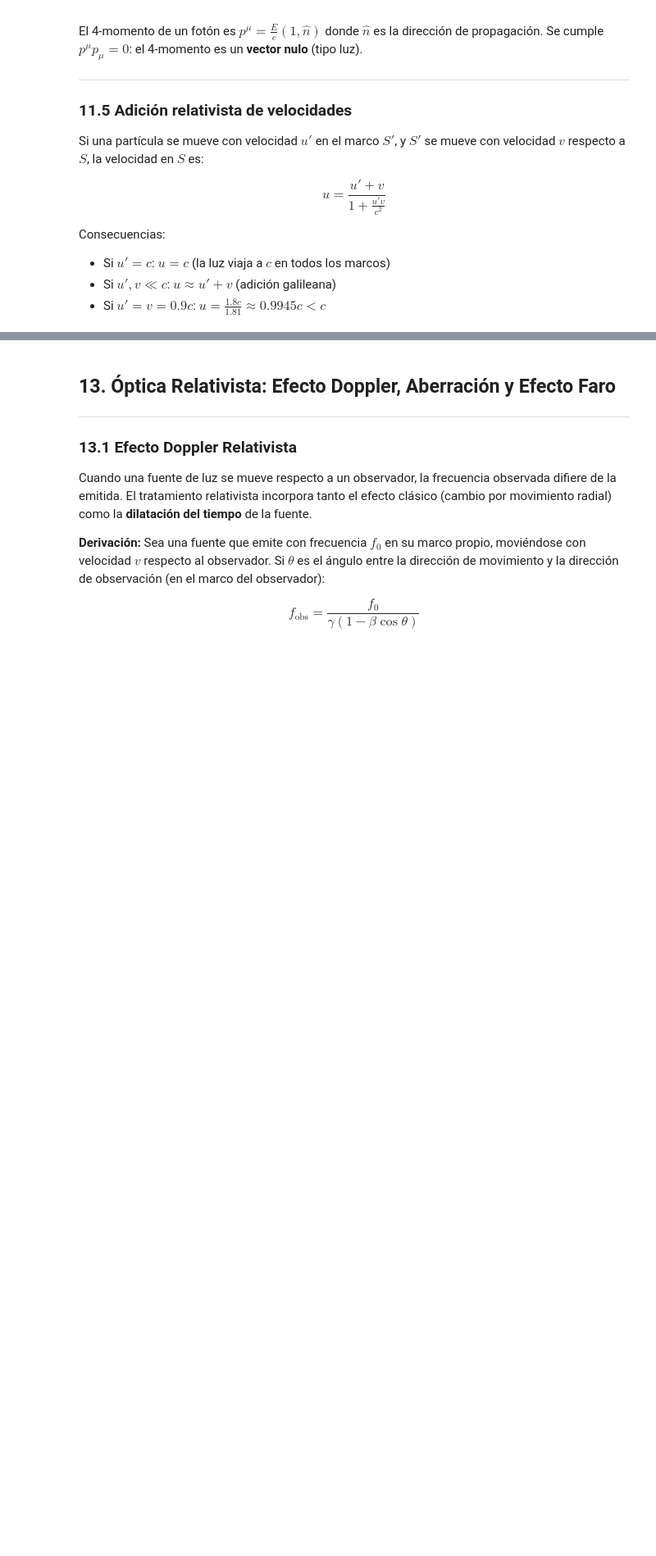
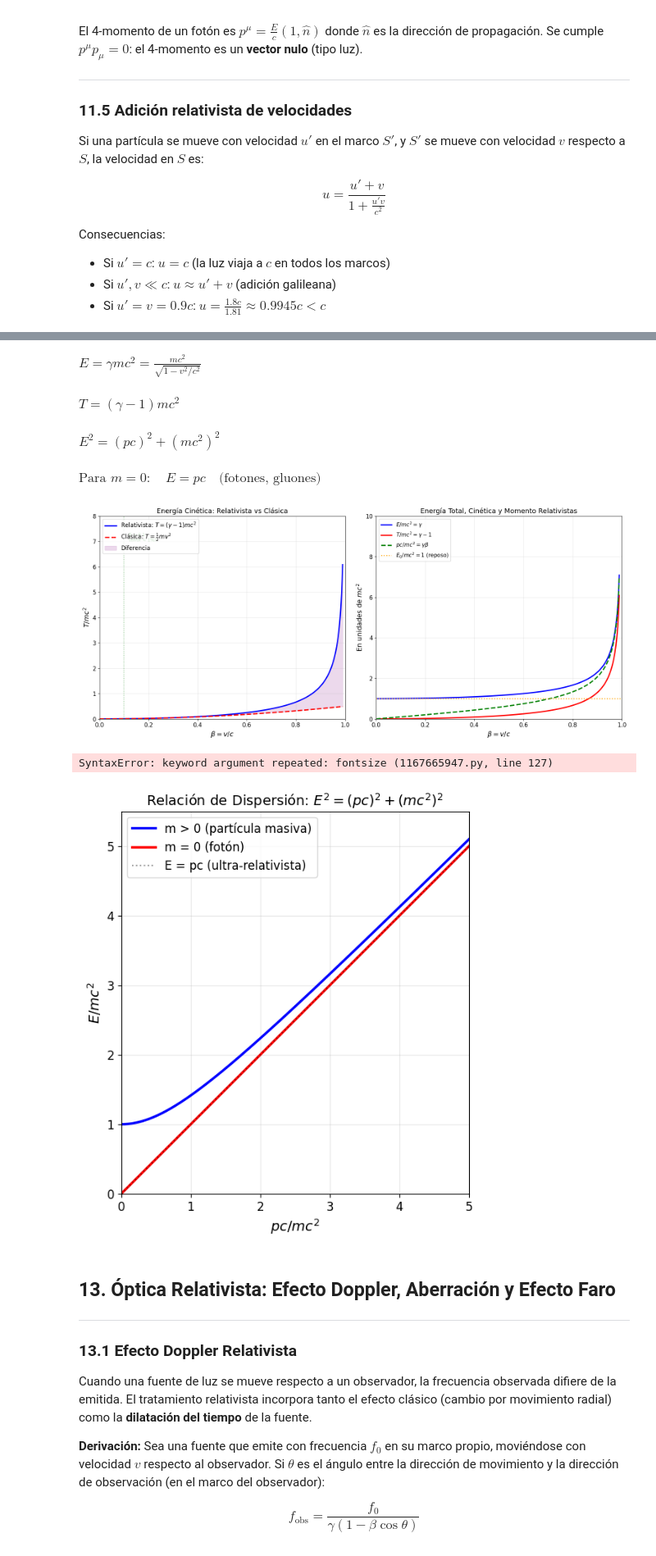
Before and after one commit to Her204/physics_notebook, a Jupyter notebook: notebooks/relatividad_especial.ipynb, the cells around one changed output, grey strips where cells are left out. Shown at 82% size. Drawn from its saved outputs; the diff is of its cells as text; code cells hidden in the pictures; blank space fills up the shorter version.

```diff
--- a/notebooks/relatividad_especial.ipynb
+++ b/notebooks/relatividad_especial.ipynb
@@ -1067,8 +1109,6 @@ ax2.set_xlim(0, 1)
 ax2.grid(True, alpha=0.3)
 
 plt.tight_layout()
-plt.savefig('/home/herbert204/ia_stuff/physics_notebook/notebooks/energia_relativista.png',
-            dpi=150, bbox_inches='tight')
 plt.show()
 
 # --- Diagrama E vs p (relación de dispersión) ---
@@ -1100,8 +1140,6 @@ ax.annotate(r'$E_0 = mc^2$', xy=(0, 1), fontsize=12,
             color='blue', fontsize=12)
 
 plt.tight_layout()
-plt.savefig('/home/herbert204/ia_stuff/physics_notebook/notebooks/dispersion_relativista.png',
-            dpi=150, bbox_inches='tight')
 plt.show()
 
 print("\nResultados clave:")
@@ -1109,3 +1147,4 @@ print("• Para v << c: T ≈ ½mv² (se recupera la mecánica newtoniana)")
 print("• Para v → c: T → ∞ (se necesita energía infinita para alcanzar c)")
 print("• Para m = 0: E = pc (fotones siempre viajan a c)")
 print("• E₀ = mc² convierte ~9×10¹⁶ J por cada kg de masa")
+# %% [output]
@@ -1112,3 +1169,10 @@ print("• E₀ = mc² convierte ~9×10¹⁶ J por cada kg de masa")
+$\displaystyle E = \gamma m c^2 = \frac{mc^2}{\sqrt{1-v^2/c^2}}$
+$\displaystyle T = (\gamma - 1)mc^2$
+$\displaystyle E^2 = (pc)^2 + (mc^2)^2$
+$\displaystyle \text{Para } m = 0: \quad E = pc \quad \text{(fotones, gluones)}$
+[figure, added]
+SyntaxError: keyword argument repeated: fontsize (1167665947.py, line 127)
+[figure, added]
 # %% [markdown]
 ## 13. Óptica Relativista: Efecto Doppler, Aberración y Efecto Faro
 
```
Also changed, not shown: parts of 6 cells of this notebook, 6 other files.
